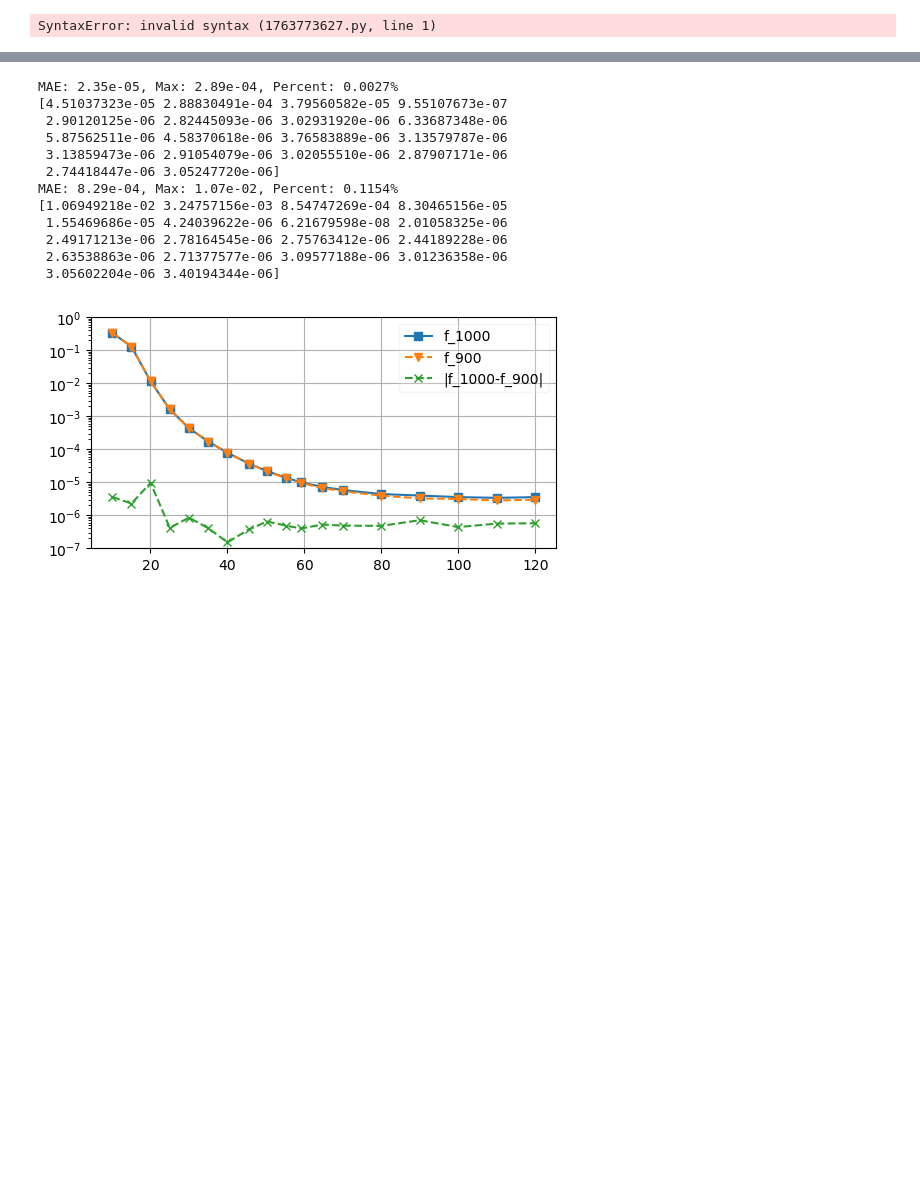
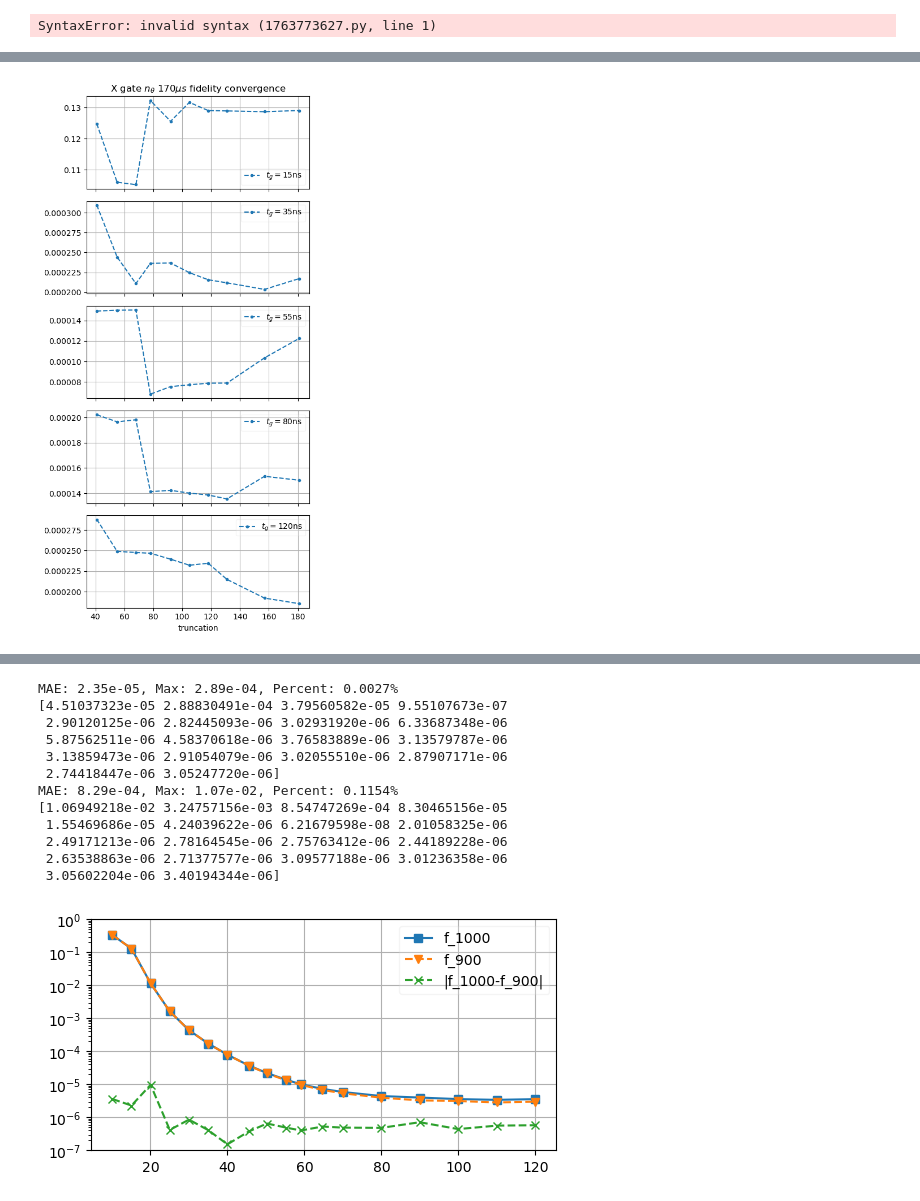
Before and after one commit to Zhenxing2020/two_qubit_gate_for_zero_pi_qubit, a Jupyter notebook: X_gate/Xgate_plot_theta.ipynb, the cells around one changed output, grey strips where cells are left out. Cells and saved outputs as stored; diff of their text form; code cells hidden in the pictures; blank space fills up the shorter version.

```diff
--- a/X_gate/Xgate_plot_theta.ipynb
+++ b/X_gate/Xgate_plot_theta.ipynb
@@ -204,0 +171,14 @@ f_78_3us = np.array([
+# %%
+fig, axes = plt.subplots(5, 1, figsize=(5, 10), sharex=True)
+for i in range(5):
+    ax = axes[i]
+    ax.plot(n_truc, 10**f_170us[i], '.--', label=fr'$t_g = {params[:,0][i]:.0f}$ns')  # Change label if needed
+    # ax.set_yscale('log')
+    ax.grid()
+    legend = ax.legend(loc="best")
+    legend.get_frame().set_alpha(0.2)
+axes[4].set_xlabel('truncation')
+axes[0].set_title(fr'X gate $n_\theta\ 170\mu s$ fidelity convergence')
+plt.tight_layout()
+# %% [output]
+[figure, added]
```
Also changed, not shown: parts of 25 cells of this notebook, 41 other files.
